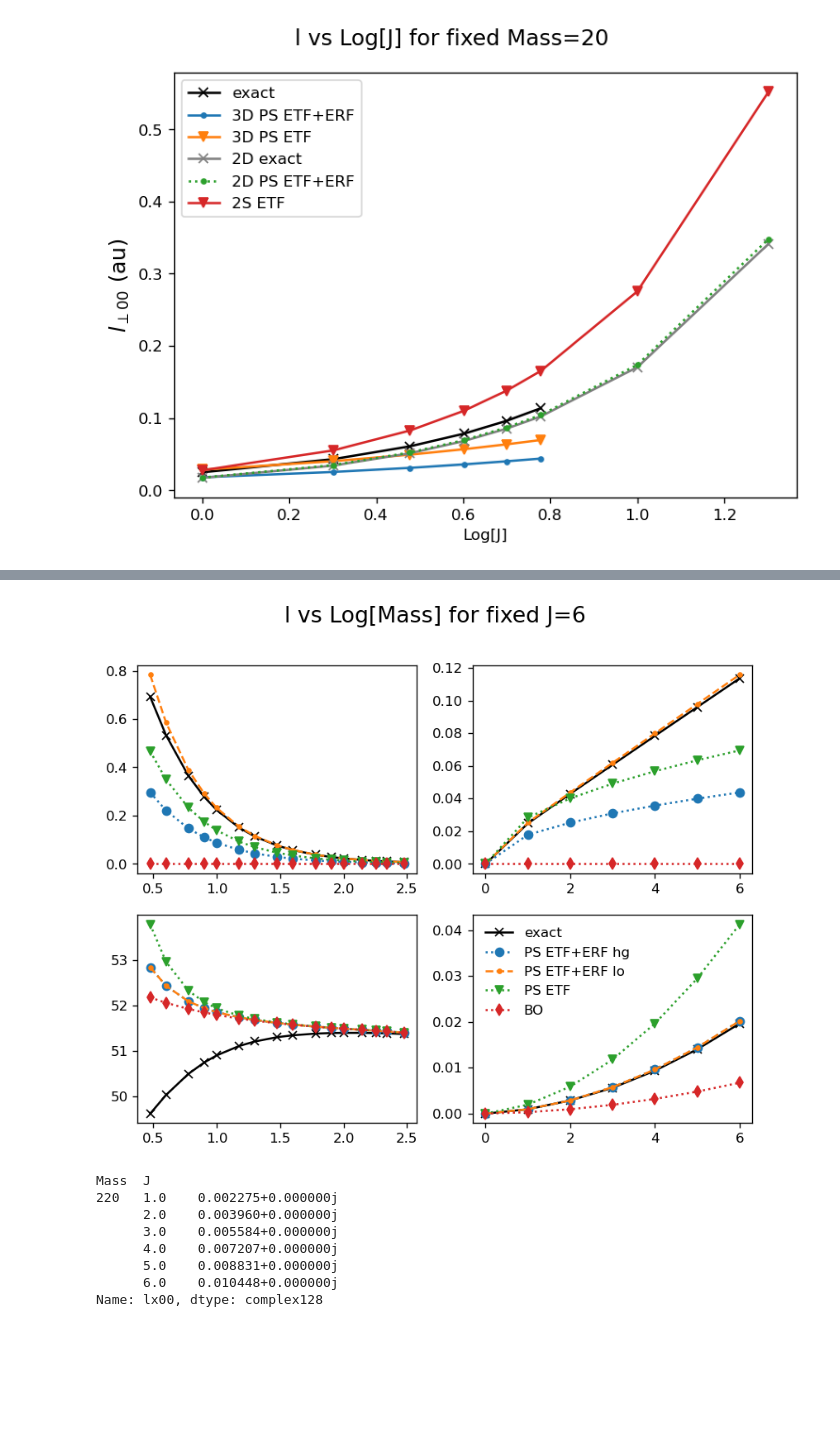
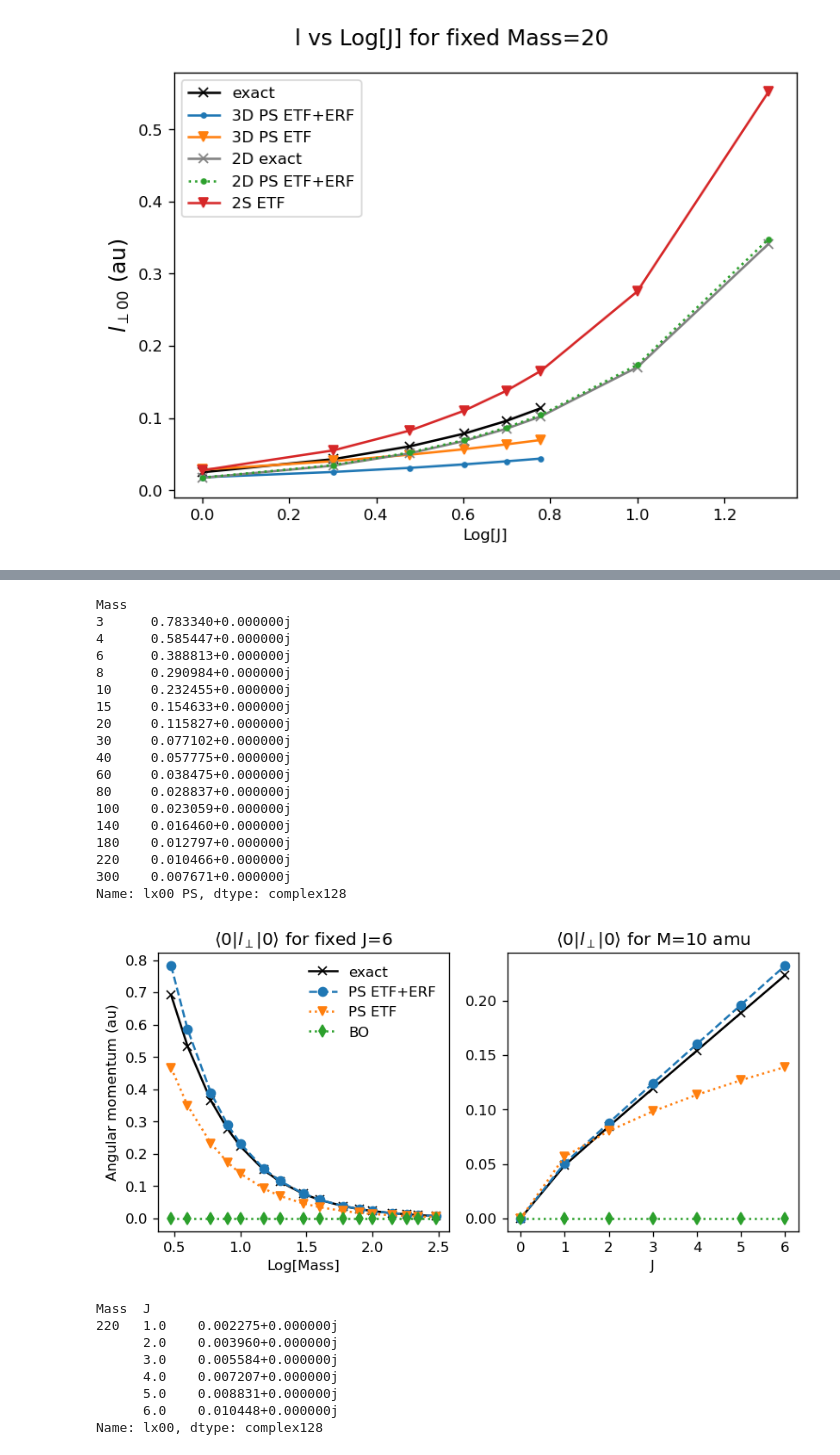
Before and after one commit to subotnikgroup/xebees, a Jupyter notebook: paper/analysis_3D.ipynb, the cells around one changed output, grey strips where cells are left out. Drawn from its saved outputs; the diff is of its cells as text; code cells hidden in the pictures; blank space fills up the shorter version.

```diff
--- a/paper/analysis_3D.ipynb
+++ b/paper/analysis_3D.ipynb
@@ -435,39 +510,53 @@ display(fig)
 # %%
-fig,ax = plt.subplots(nrows=2, ncols=2, figsize=(8,6))
+fig,ax = plt.subplots(nrows=1, ncols=2, figsize=(8,3.5))
 Ji=6
-M=20
-fig.suptitle("l vs Log[Mass] for fixed J={}".format(Ji), fontsize=16)
-ax[0,0].plot(np.log10(Mass_ex), xp.abs(ex3D['lx00'].loc[(slice(None),Ji)]), 'x-', label='exact', color='k')
-ax[0,0].plot(np.log10(Mass_Jl) , xp.abs(list(ps3D['lx00 PS'].loc[(slice(None)),Ji])), 'o:', label='PS ETF+ERF hg')
-ax[0,0].plot(np.log10(Mass_Jl) , xp.abs(list(ps3D_lo['lx00 PS'].loc[(slice(None)),Ji])), '.--', label='PS ETF+ERF lo')
-ax[0,0].plot(np.log10(Mass_Jl) , xp.abs(list(ps3D_noERF['lx00 PS'].loc[(slice(None)),Ji])), 'v:', label='PS ETF')
-ax[0,0].plot(np.log10(Mass_Jl), xp.zeros(Mass_Jl.size), 'd:', label="BO")
+M=10
+# fig.suptitle("l vs Log[Mass] for fixed J={}".format(Ji), fontsize=16)
+ax[0].plot(np.log10(Mass_ex), xp.abs(ex3D['lx00'].loc[(slice(None),Ji)]), 'x-', label='exact', color='k')
+# # ax[0].plot(np.log10(Mass_Jl) , xp.abs(list(ps3D['lx00 PS'].loc[(slice(None)),Ji])), 'o:', label='PS ETF+ERF hg')
+ax[0].plot(np.log10(Mass_Jl) , xp.abs(list(ps3D_lo['lx00 PS'].loc[(slice(None)),Ji])), 'o--', label='PS ETF+ERF')
+ax[0].plot(np.log10(Mass_Jl) , xp.abs(list(ps3D_noERF['lx00 PS'].loc[(slice(None)),Ji])), 'v:', label='PS ETF')
+ax[0].plot(np.log10(Mass_Jl), xp.zeros(Mass_Jl.size), 'd:', label="BO")
+ax[0].set_title(r"$\langle 0 | l_\perp|0\rangle$ for fixed J=6")
+ax[0].set_xlabel("Log[Mass]")
+ax[0].set_ylabel("Angular momentum (au)")
 
-ax[0,1].plot(Js_3D, ex3D['lx00'].loc[(M,slice(None))], 'x-', label='exact', color='k')
-ax[0,1].plot(Js_3D , xp.abs(xp.asarray(ps3D['lx00 PS'].loc[(M,slice(None))]).real), 'o:', label='3D PS ETF+ERF hg')
-ax[0,1].plot(Js_3D , xp.abs(xp.asarray(ps3D_lo['lx00 PS'].loc[(M,slice(None))]).real), '.--', label='3D PS ETF+ERF lo')
-ax[0,1].plot(Js_3D , xp.abs(xp.asarray(ps3D_noERF['lx00 PS'].loc[(M,slice(None))]).real), 'v:', label='3D PS ETF')
-ax[0,1].plot(Js_3D , xp.zeros(Js_3D.size), 'd:', label='3D BO')
+ax[1].plot(Js_3D, ex3D['lx00'].loc[(M,slice(None))], 'x-', label='exact', color='k')
+# ax[1].plot(Js_3D , xp.abs(xp.asarray(ps3D['lx00 PS'].loc[(M,slice(None))]).real), 'o:', label='3D PS ETF+ERF hg')
+ax[1].plot(Js_3D , xp.abs(xp.asarray(ps3D_lo['lx00 PS'].loc[(M,slice(None))]).real), 'o--', label='3D PS ETF+ERF')
+ax[1].plot(Js_3D , xp.abs(xp.asarray(ps3D_noERF['lx00 PS'].loc[(M,slice(None))]).real), 'v:', label='3D PS ETF')
+ax[1].plot(Js_3D , xp.zeros(Js_3D.size), 'd:', label='3D BO')
+ax[1].set_title(r"$\langle 0 | l_\perp|0\rangle$ for M=10 amu")
+ax[1].set_xlabel("J")
+ax[1].set_xticks(range(7))
 
-ax[1,0].plot(np.log10(Mass_ex), xp.abs(ex3D['l200'].loc[(slice(None),Ji)]), 'x-', label='exact', color='k')
-ax[1,0].plot(np.log10(Mass_Jl) , xp.abs(list(ps3D['l200 PS'].loc[(slice(None)),Ji])), 'o:', label='PS ETF+ERF hg')
-ax[1,0].plot(np.log10(Mass_Jl) , xp.abs(list(ps3D_lo['l200 PS'].loc[(slice(None)),Ji])), '.--', label='PS ETF+ERF lo')
-ax[1,0].plot(np.log10(Mass_Jl) , xp.abs(list(ps3D_noERF['l200 PS'].loc[(slice(None)),Ji])), 'v:', label='PS ETF')
-ax[1,0].plot(np.log10(Mass_Jl) , xp.abs(list(ps3D['l200 BO'].loc[(slice(None)),Ji])), 'd:', label='PS ETF+ERF hg')
 
-ax[1,1].plot(Js_ps, ex3D['l200'].loc[(M,slice(None))] -ex3D['l200'].loc[(M,0)], 'x-', label='exact', color='k')
-ax[1,1].plot(Js_ps , xp.abs(xp.asarray(ps3D['l200 PS'].loc[(M,slice(None))]).real)-(ps3D['l200 PS'].loc[(M,0)]), 'o:', label='PS ETF+ERF hg')
-ax[1,1].plot(Js_ps , xp.abs(xp.asarray(ps3D_lo['l200 PS'].loc[(M,slice(None))]).real)-(ps3D_lo['l200 PS'].loc[(M,0)]), '.--', label='PS ETF+ERF lo')
-ax[1,1].plot(Js_ps , xp.abs(xp.asarray(ps3D_noERF['l200 PS'].loc[(M,slice(None))]).real)-(ps3D_noERF['l200 PS'].loc[(M,0)]), 'v:', label='PS ETF')
-ax[1,1].plot(Js_ps , xp.abs(xp.asarray(ps3D['l200 BO'].loc[(M,slice(None))]).real)-(ps3D['l200 BO'].loc[(M,0)]), 'd:', label='BO')
-
-ax[1,1].legend(frameon=False)
+ax[0].legend(frameon=False)
+print(ps3D_lo['lx00 PS'].loc[(slice(None)),Ji])
 
 display(fig)
 # %% [output]
 [interactive output not drawn]
 [interactive output not drawn]
+Mass
+3      0.783340+0.000000j
+4      0.585447+0.000000j
+6      0.388813+0.000000j
+8      0.290984+0.000000j
+10     0.232455+0.000000j
+15     0.154633+0.000000j
+20     0.115827+0.000000j
+30     0.077102+0.000000j
+40     0.057775+0.000000j
+60     0.038475+0.000000j
+80     0.028837+0.000000j
+100    0.023059+0.000000j
+140    0.016460+0.000000j
+180    0.012797+0.000000j
+220    0.010466+0.000000j
+300    0.007671+0.000000j
+Name: lx00 PS, dtype: complex128
-[figure, old version]
+[figure, new version]
 # %%
 ex3D['lx00'].loc[(220,Js_3D[1:])]
 # %% [output]
```
Also changed, not shown: parts of 24 cells of this notebook.
